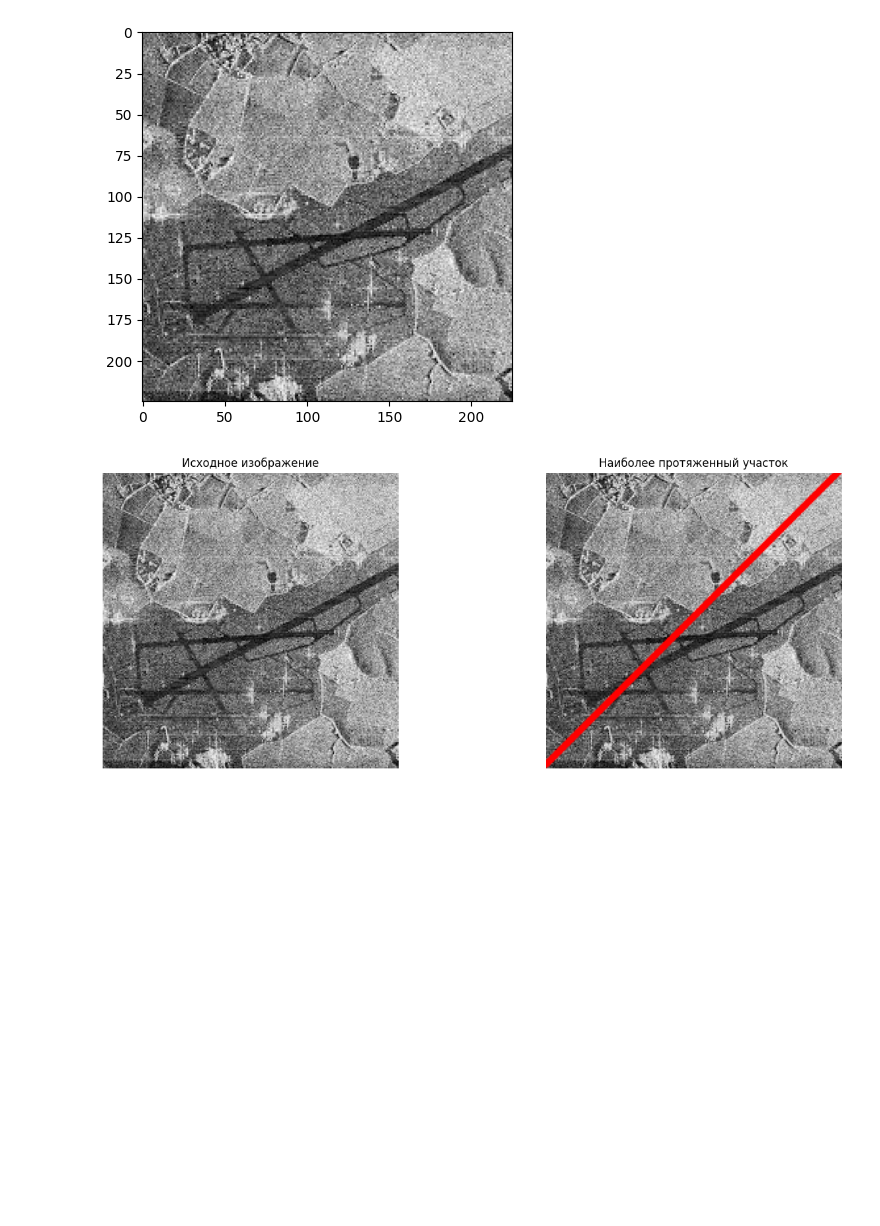
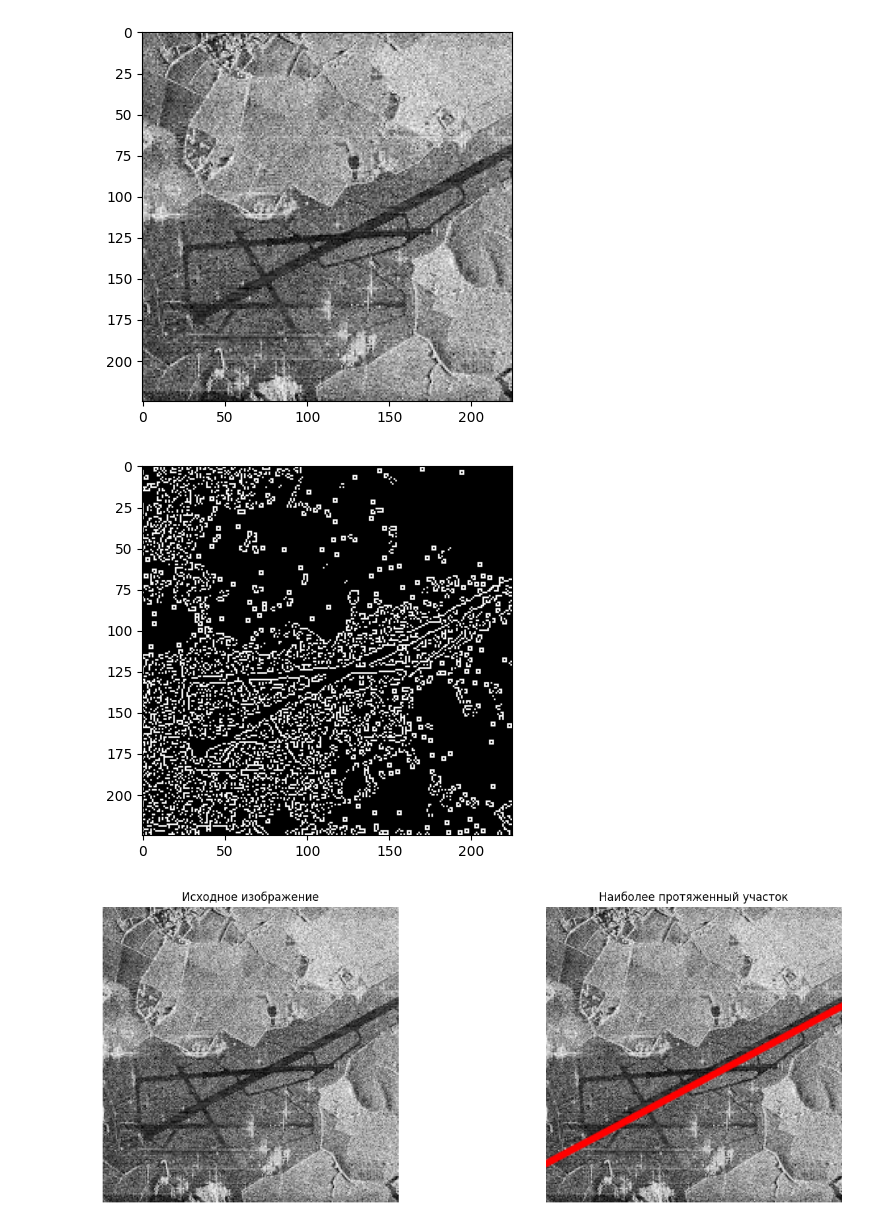
Before and after one commit to Karatel1968/ImageProcessing, a Jupyter notebook: практика_3/Practice_3.ipynb, the cells around one changed output. Drawn from its saved outputs; the diff is of its cells as text; code cells hidden in the pictures; blank space fills up the shorter version.

```diff
--- a/практика_3/Practice_3.ipynb
+++ b/практика_3/Practice_3.ipynb
@@ -15,8 +15,16 @@ plt.imshow(image_gray, cmap="gray")
 # %%
 import math
 
-canny = cv2.Canny(image_gray, 50, 150, apertureSize=3)
-lines = cv2.HoughLines(canny, 1, np.pi / 180, threshold=150)
+#canny = cv2.Canny(image_gray, 50, 150, apertureSize=3)
+bin_img = np.copy(image_gray)
+threshold_value = 80
+bin_img[image_gray < threshold_value] = 0
+bin_img[image_gray >= threshold_value] = 255
+
+canny = cv2.Canny(bin_img, 0, 250, apertureSize=3)
+lines = cv2.HoughLines(canny, 1, np.pi / 180, threshold=110)
+plt.imshow(canny, cmap="gray")
+#lines = cv2.HoughLines(canny, 1, np.pi / 180, 150)
 
 image_with_lines = image.copy()
 image_longest_only = image.copy()
@@ -27,39 +35,38 @@ if lines is not None:
 
     for i in range(len(lines)):
         rho = lines[i][0][0]
         theta = lines[i][0][1]
         a = math.cos(theta)
         b = math.sin(theta)
         x0 = a * rho
         y0 = b * rho
 
         pt1 = (int(x0 + 1000*(-b)), int(y0 + 1000*(a)))
         pt2 = (int(x0 - 1000*(-b)), int(y0 - 1000*(a)))
 
-        length = math.sqrt((pt2[0] - pt1[0])**2 + (pt2[1] - pt1[1])**2)
-
-        length = math.sqrt((pt2[0] - pt1[0]) ** 2 + (pt2[1] - pt1[1]) ** 2)
+        length = np.sqrt((pt1[0] - pt2[0])**2 + (pt1[1] - pt2[1])**2)
 
         if length > max_length:
             max_length = length
-            longest_line = (rho, theta, pt1, pt2)
+            longest_line = (pt1, pt2)
 
-    if longest_line is not None:
-        rho, theta, pt1, pt2 = longest_line
-        cv2.line(image_with_lines, pt1, pt2, (0, 0, 255), 3, cv2.LINE_AA)
+    if longest_line:
+
+        cv2.line(image_with_lines, longest_line[0], longest_line[1], (0, 0, 255), 3, cv2.LINE_AA)
 
 fig, axes = plt.subplots(1, 2, figsize=(15, 5))
 
 axes[0].imshow(cv2.cvtColor(image, cv2.COLOR_BGR2RGB))
 axes[0].set_title('Исходное изображение')
 axes[0].axis('off')
 
 axes[1].imshow(cv2.cvtColor(image_with_lines, cv2.COLOR_BGR2RGB))
 axes[1].set_title('Наиболее протяженный участок')
 axes[1].axis('off')
 
 plt.tight_layout()
 plt.show()
 # %% [output]
-[figure, old version]
+[figure, new version]
+[figure, added]
 # %%
```
Also changed, not shown: parts of 1 cell of this notebook, 2 other files.
